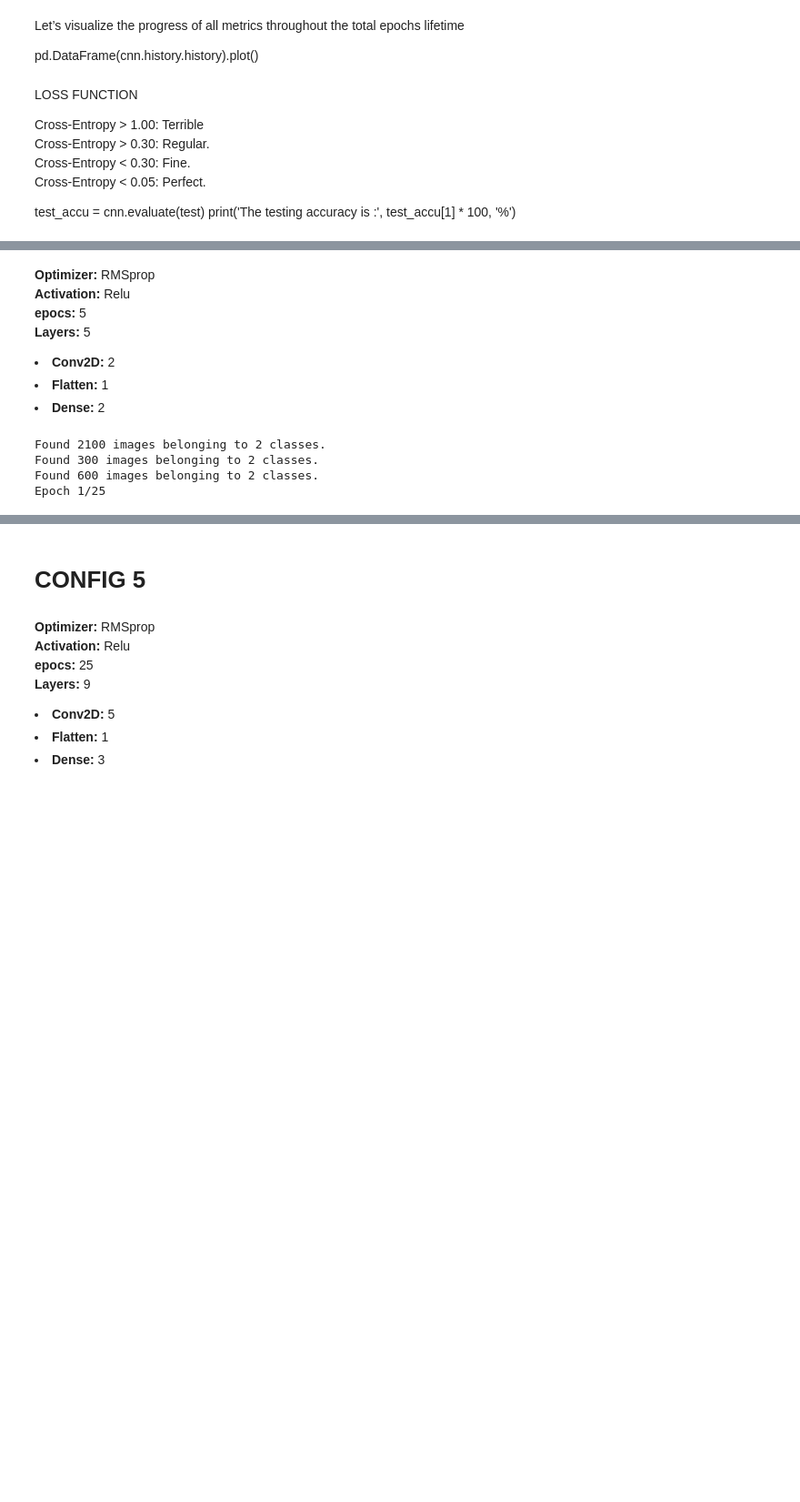
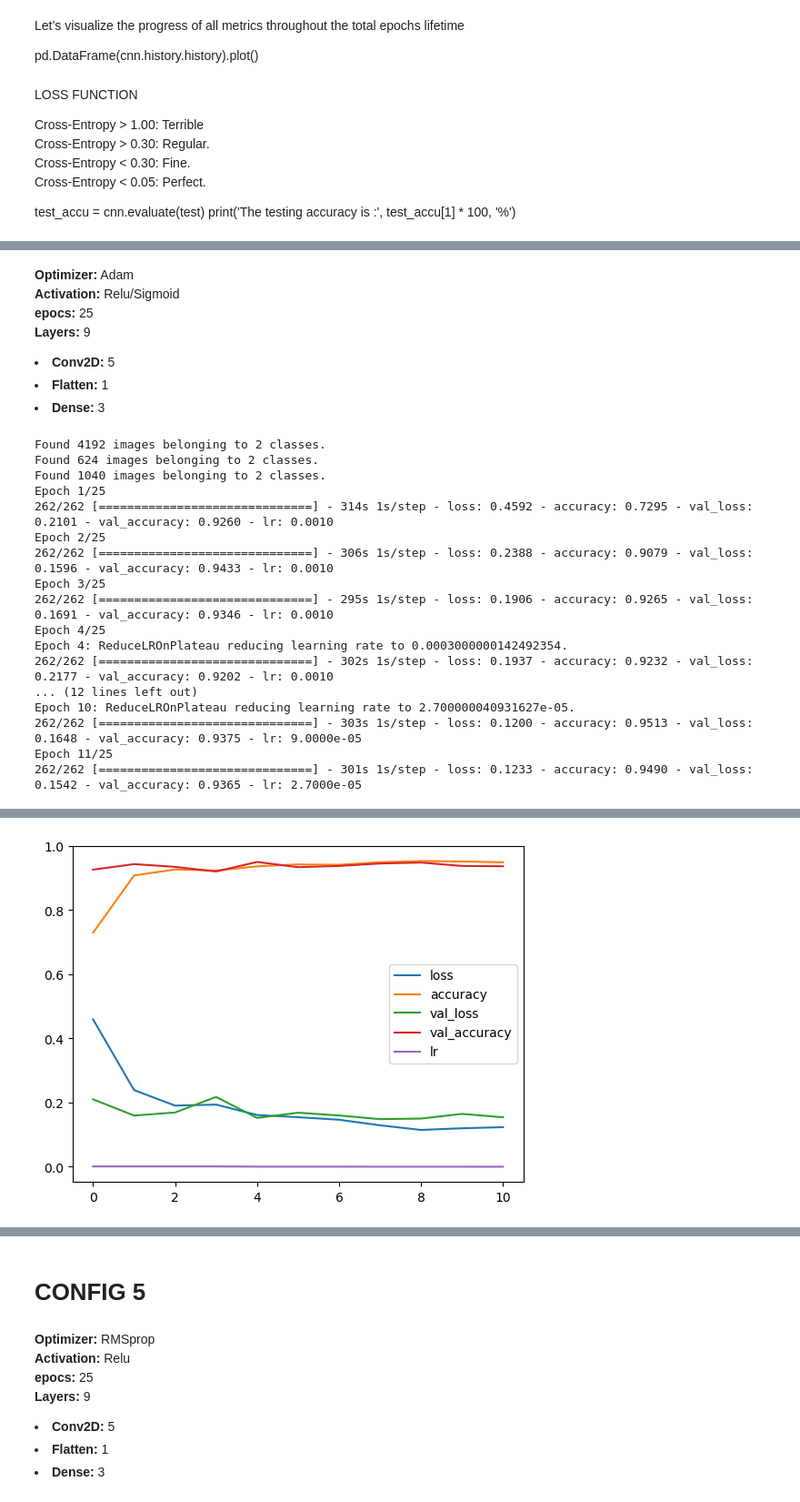
Before and after one commit to 2223066/CCT_Master_Data_Analytics_Sem2_CA1, a Jupyter notebook: MSC_DA_InterGr_CA1_A.ipynb, the cells around one changed output, grey strips where cells are left out. Shown at 91% size. Cells and saved outputs as stored; diff of their text form; code cells hidden in the pictures; blank space fills up the shorter version.

```diff
--- a/MSC_DA_InterGr_CA1_A.ipynb
+++ b/MSC_DA_InterGr_CA1_A.ipynb
@@ -186,16 +188,12 @@ To enable the following instructions: AVX2, in other operations, rebuild TensorF
 # %%
-#Define Directories for train, test & Validation Set
-#train_path = '/home/hduser/Downloads/work/Emphysema/train'
-#test_path = '/home/hduser/Downloads/work/Emphysema/test'
-#valid_path = '/home/hduser/Downloads/work/Emphysema/validation'
-
 # Original source folder containing all images (54gb archive)
 # This folder constains the raw data which will be processed and then the
 #destination path (below) will be used to run with the CNN algorithm
 original_source = '/home/hduser/Downloads/work/archive/'
 
-# Destination folder that will contain only emphysema and no disease images to be tested
-destination = '/home/hduser/Downloads/work/Emphysema/'
+# Destination folder that will contain only infiltration and no disease images to be tested
+#destination = '/home/hduser/Downloads/work/Infiltration/'
+destination = "D:\\NIH Images\\Infiltration\\" #used to run on Windows where CUDA drivers are avaiable to be used by tensorflow
 
 # Path to data set
 csv_file = "file:///home/hduser/Downloads/work/Data_Entry_2017_v2020.csv"
@@ -292,18 +386,18 @@ totalDiseases:2500
 # %% [markdown]
-<b>Optimizer:</b> RMSprop
-<br/><b>Activation:</b> Relu
-<br/><b>epocs:</b> 5
-<br/><b>Layers:</b> 5
-<li><b>Conv2D:</b> 2</li>
+<b>Optimizer:</b> Adam
+<br/><b>Activation:</b> Relu/Sigmoid
+<br/><b>epocs:</b> 25
+<br/><b>Layers:</b> 9
+<li><b>Conv2D:</b> 5</li>
 <li><b>Flatten:</b> 1</li>
-<li><b>Dense:</b> 2</li>
+<li><b>Dense:</b> 3</li>
 # %%
 #The batch refers to the number of training examples utilized in one #iteration
 batch_size = 16
 
 #The dimension of the images we are going to define is 500x500 img_height = 500
-img_height = 1024
-img_width = 1024
+img_height = 500
+img_width = 500
 
 image_gen = ImageDataGenerator(
                                   rescale = 1./255,
@@ -356,6 +450,18 @@ cnn.add(Dense(activation = 'relu', units = 64))
 cnn.add(Dense(activation = 'sigmoid', units = 1))
 cnn.compile(optimizer = 'adam', loss = 'binary_crossentropy', metrics = ['accuracy'])
 
+# Hyperparameters of Conv2D
+Conv2D(
+    filters = 32,
+    kernel_size = (3, 3),
+    strides = (1, 1),
+    padding = "valid",
+    activation = "sigmoid",
+    input_shape = (500, 500, 1)
+    )
+# Hyperparameters of MaxPooling2D
+MaxPooling2D(pool_size = (2, 2), strides = None, padding = "valid")
+
 #Defining Callback list
 early = EarlyStopping(monitor = "val_loss", mode = "min", patience = 3)
 learning_rate_reduction = ReduceLROnPlateau(monitor = 'val_loss', patience = 2, verbose = 1, factor = 0.3, min_lr = 0.000001)
@@ -370,7 +476,20 @@ cnn.fit(train, epochs = 25, validation_data = valid, class_weight = cw, callback
 
 pd.DataFrame(cnn.history.history).plot()
 # %% [output]
-Found 2100 images belonging to 2 classes.
-Found 300 images belonging to 2 classes.
-Found 600 images belonging to 2 classes.
+Found 4192 images belonging to 2 classes.
+Found 624 images belonging to 2 classes.
+Found 1040 images belonging to 2 classes.
 Epoch 1/25
+262/262 [==============================] - 314s 1s/step - loss: 0.4592 - accuracy: 0.7295 - val_loss: 0.2101 - val_accuracy: 0.9260 - lr: 0.0010
+Epoch 2/25
+262/262 [==============================] - 306s 1s/step - loss: 0.2388 - accuracy: 0.9079 - val_loss: 0.1596 - val_accuracy: 0.9433 - lr: 0.0010
+Epoch 3/25
+262/262 [==============================] - 295s 1s/step - loss: 0.1906 - accuracy: 0.9265 - val_loss: 0.1691 - val_accuracy: 0.9346 - lr: 0.0010
+Epoch 4/25
+Epoch 4: ReduceLROnPlateau reducing learning rate to 0.0003000000142492354.
+262/262 [==============================] - 302s 1s/step - loss: 0.1937 - accuracy: 0.9232 - val_loss: 0.2177 - val_accuracy: 0.9202 - lr: 0.0010
+... (12 lines left out)
+Epoch 10: ReduceLROnPlateau reducing learning rate to 2.700000040931627e-05.
+262/262 [==============================] - 303s 1s/step - loss: 0.1200 - accuracy: 0.9513 - val_loss: 0.1648 - val_accuracy: 0.9375 - lr: 9.0000e-05
+Epoch 11/25
+262/262 [==============================] - 301s 1s/step - loss: 0.1233 - accuracy: 0.9490 - val_loss: 0.1542 - val_accuracy: 0.9365 - lr: 2.7000e-05
@@ -381,0 +497 @@ Epoch 1/25
+[figure, added]
```
Also changed, not shown: parts of 21 cells of this notebook.
